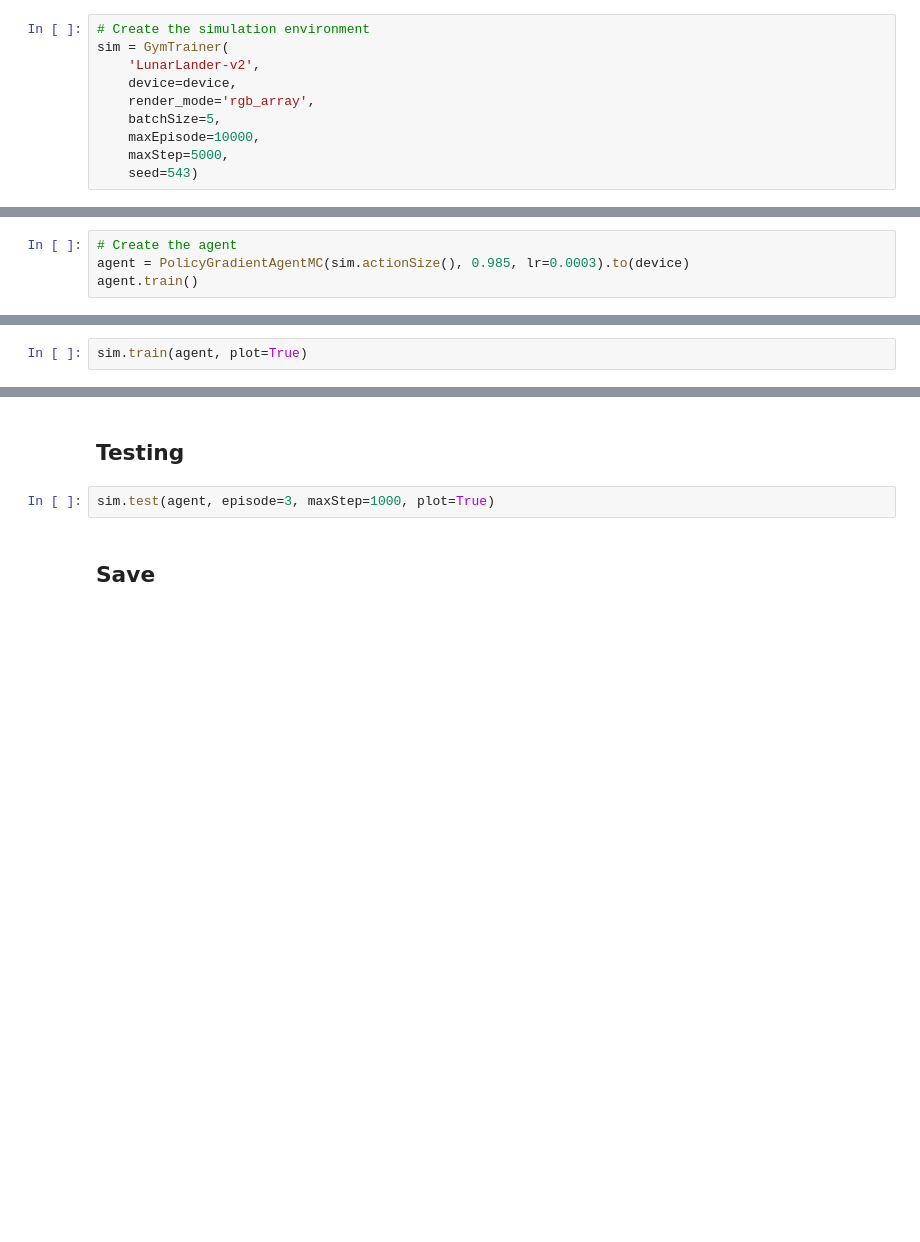
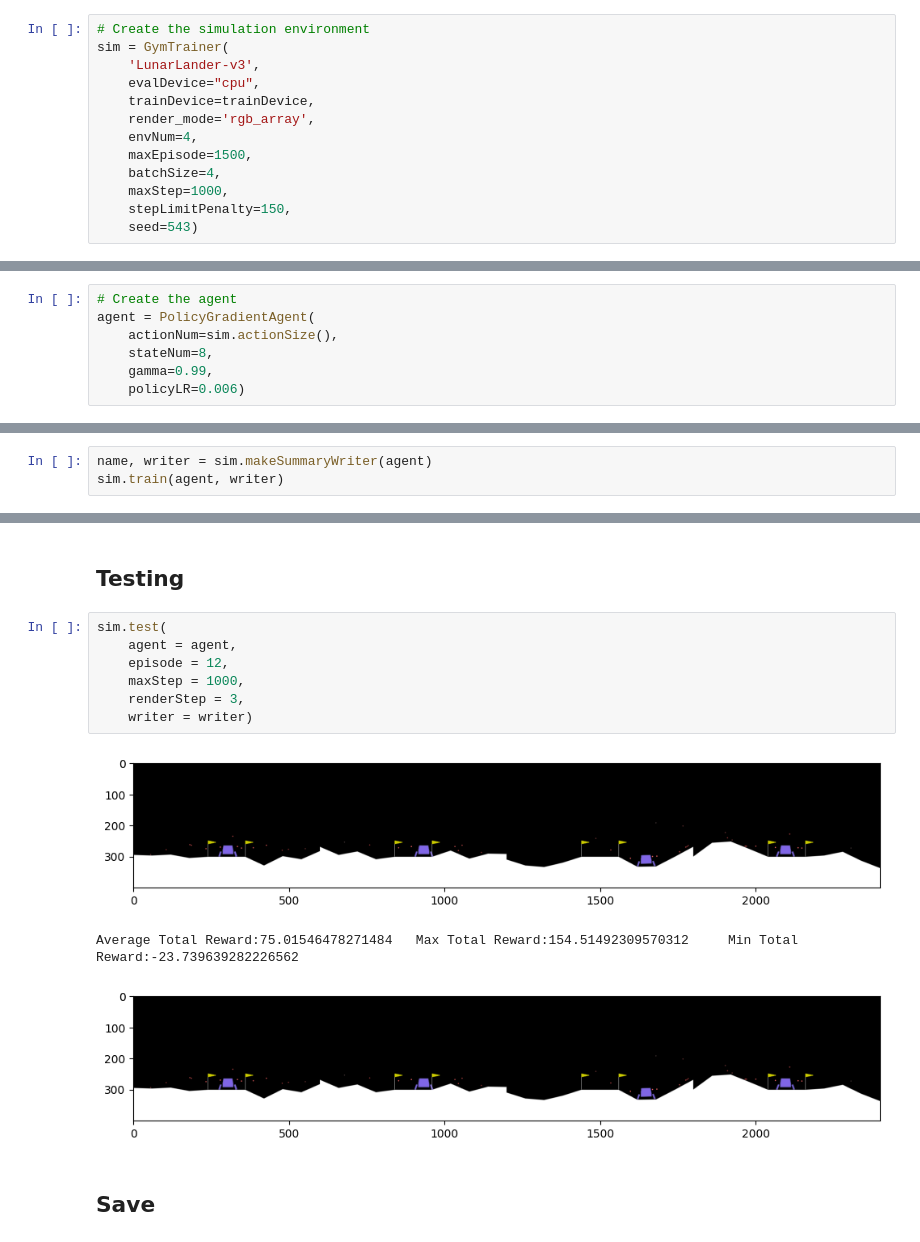
Before and after one commit to keroroxzz/RLPlayground, a Jupyter notebook: PolicyGradientTraining.ipynb, the cells around one changed output, grey strips where cells are left out. Drawn from its saved outputs; the diff is of its cells as text; blank space fills up the shorter version.

Commit message:
[DEV] Policy Gradient Impl

```diff
--- a/PolicyGradientTraining.ipynb
+++ b/PolicyGradientTraining.ipynb
@@ -13,10 +17,13 @@ device = torch.device("cuda" if torch.cuda.is_available() else "cpu")
 # %%
 # Create the simulation environment
 sim = GymTrainer(
-    'LunarLander-v2',
-    device=device,
+    'LunarLander-v3',
+    evalDevice="cpu",
+    trainDevice=trainDevice,
     render_mode='rgb_array',
-    batchSize=5,
-    maxEpisode=10000,
-    maxStep=5000,
+    envNum=4,
+    maxEpisode=1500,
+    batchSize=4,
+    maxStep=1000,
+    stepLimitPenalty=150,
     seed=543)
@@ -23,8 +35,12 @@ sim = GymTrainer(
 # %%
 # Create the agent
-agent = PolicyGradientAgentMC(sim.actionSize(), 0.985, lr=0.0003).to(device)
-agent.train()
+agent = PolicyGradientAgent(
+    actionNum=sim.actionSize(),
+    stateNum=8,
+    gamma=0.99,
+    policyLR=0.006)
 # %% [markdown]
 ## Training
-# %%
-sim.train(agent, plot=True)
+# %%
+name, writer = sim.makeSummaryWriter(agent)
+sim.train(agent, writer)
@@ -31,7 +65,16 @@ sim.train(agent, plot=True)
 # %% [markdown]
 ## Testing
 # %%
-sim.test(agent, episode=3, maxStep=1000, plot=True)
+sim.test(
+    agent = agent,
+    episode = 12,
+    maxStep = 1000,
+    renderStep = 3,
+    writer = writer)
+# %% [output]
+[figure, added]
+Average Total Reward:75.01546478271484   Max Total Reward:154.51492309570312     Min Total Reward:-23.739639282226562
+[figure, added]
 # %% [markdown]
 ## Save
 # %%
```
Also changed, not shown: parts of 5 cells of this notebook, 2 other files.
